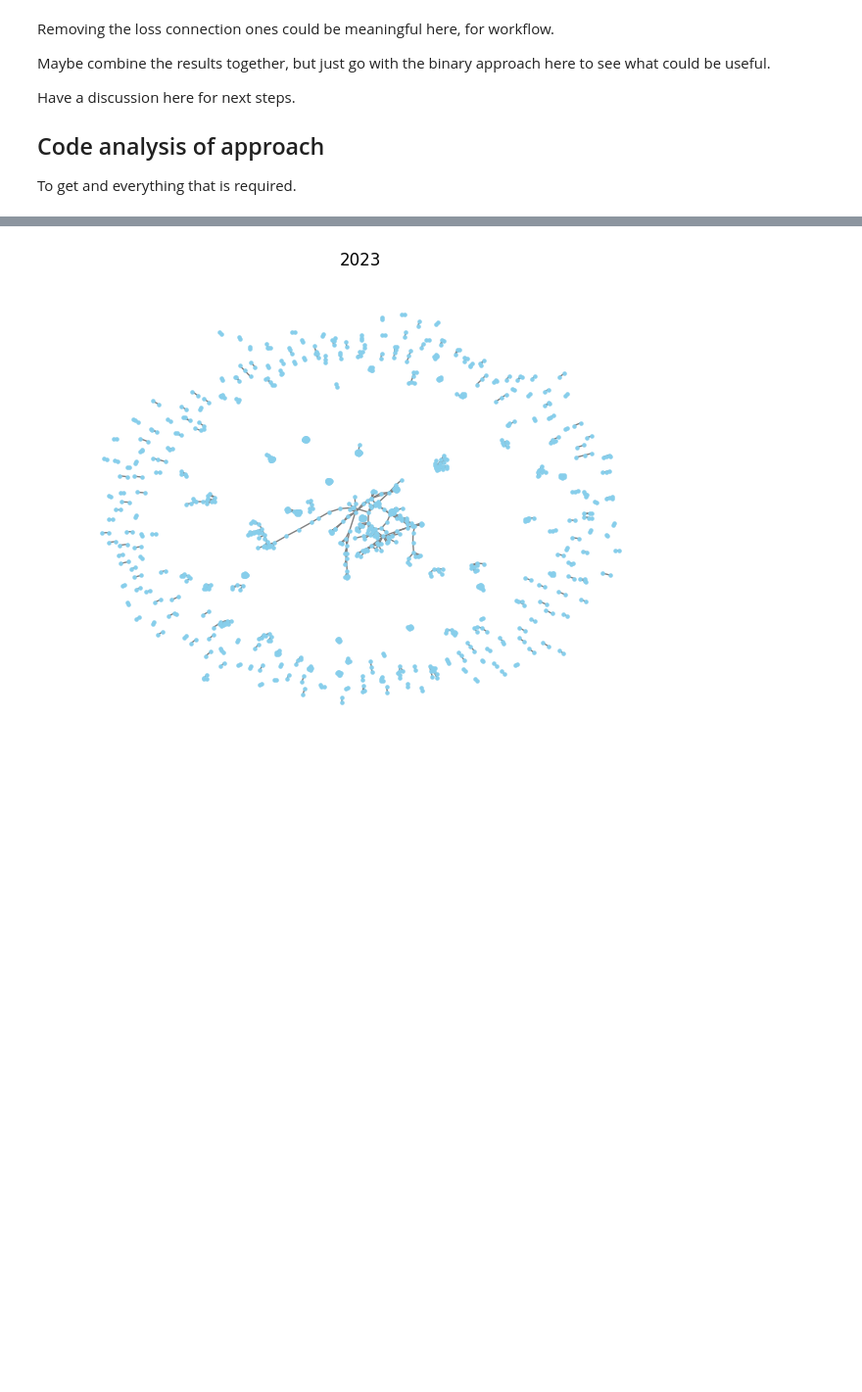
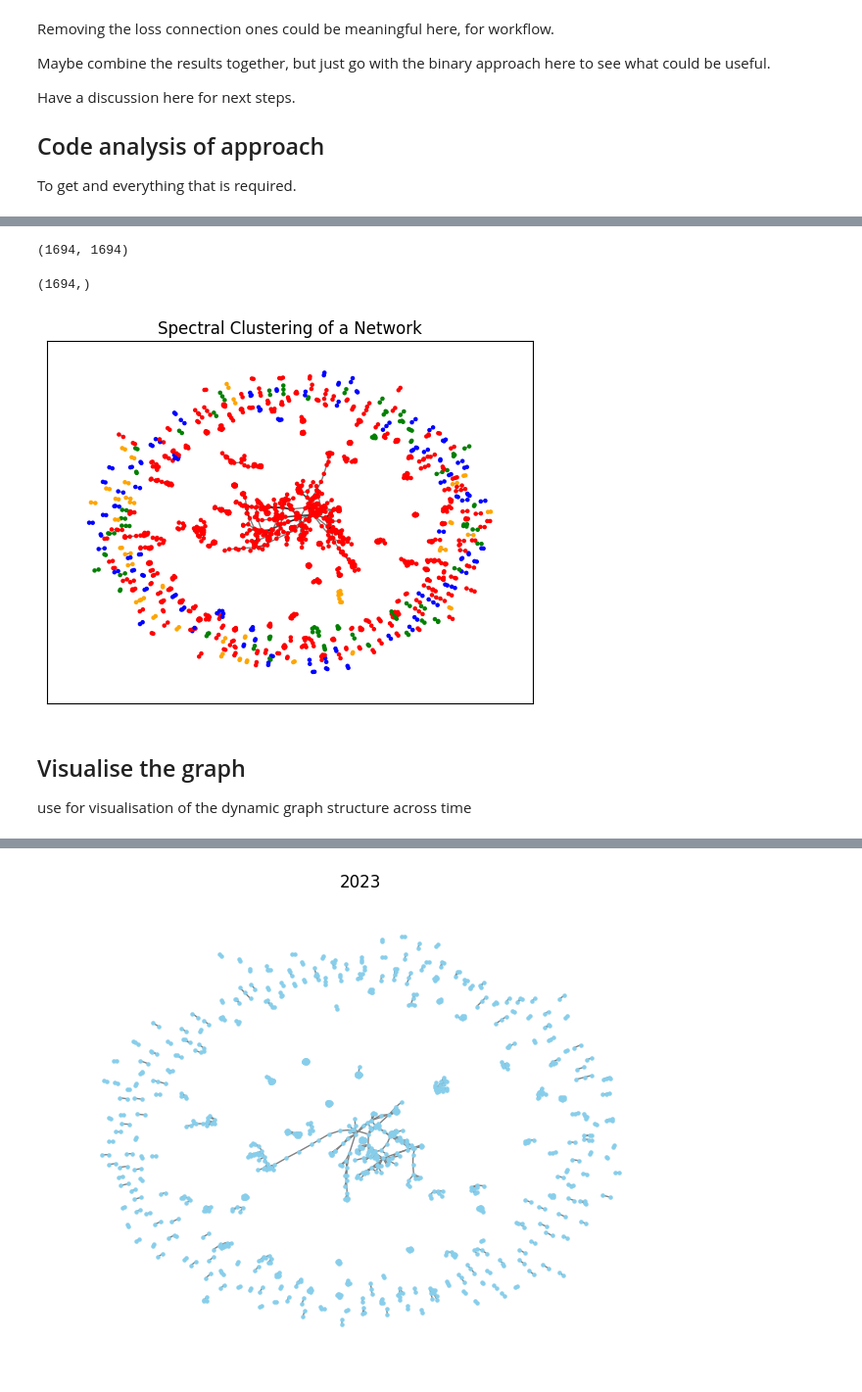
Before and after one commit to PeterHuGC/Imperial_Dissertation_Research, a Jupyter notebook: 4. Feature_Generation/1.Full_Company_Interlock_Exploration.ipynb, the cells around one changed output, grey strips where cells are left out. Shown at 98% size. Cells and saved outputs as stored; diff of their text form; code cells hidden in the pictures; blank space fills up the shorter version.

```diff
--- a/4. Feature_Generation/1.Full_Company_Interlock_Exploration.ipynb
+++ b/4. Feature_Generation/1.Full_Company_Interlock_Exploration.ipynb
@@ -194,3 +254,39 @@ Betweenness centrality for each node: {26765.0: 0.0007220030427271087, 31557.0:
+# %%
+# Get the adjacency matrix in numpy array form
+A = nx.to_numpy_array(G)
+
+# Number of clusters
+n_clusters = 4
+
+# Perform Spectral Clustering
+sc = SpectralClustering(n_clusters=n_clusters, affinity='precomputed', n_init=100)
+labels = sc.fit_predict(A)
+# %%
+A.shape
+# %% [output]
+(1694, 1694)
+# %%
+labels.shape
+# %% [output]
+(1694,)
+# %%
+colors = ['red', 'green', 'blue', "orange"] # change colour to get the size from cmap that's it!!
+node_colors = [colors[label] for label in sc.labels_]
+
+# Step 4: Draw the graph
+pos = nx.spring_layout(G)  # positions for all nodes
+nx.draw_networkx_nodes(G, pos, node_color=node_colors, node_size=5)
+nx.draw_networkx_edges(G, pos, alpha=0.5)
+plt.title('Spectral Clustering of a Network')
+plt.show()
+
+# could be useful here for later - not that useful - central appraoch - more sophisticated clustering needed,.
+# %% [output]
+[figure, added]
+# %% [markdown]
+## Visualise the graph
+
+use for visualisation of the dynamic graph structure across time
 # %%
 # code is simpler
 # %%
```
Also changed, not shown: parts of 17 cells of this notebook.
